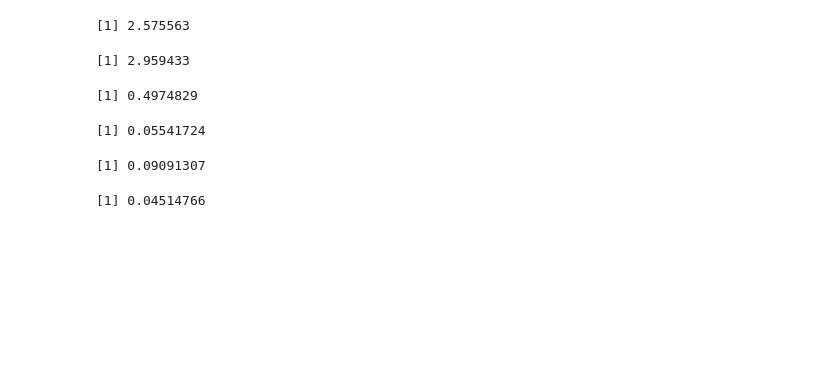
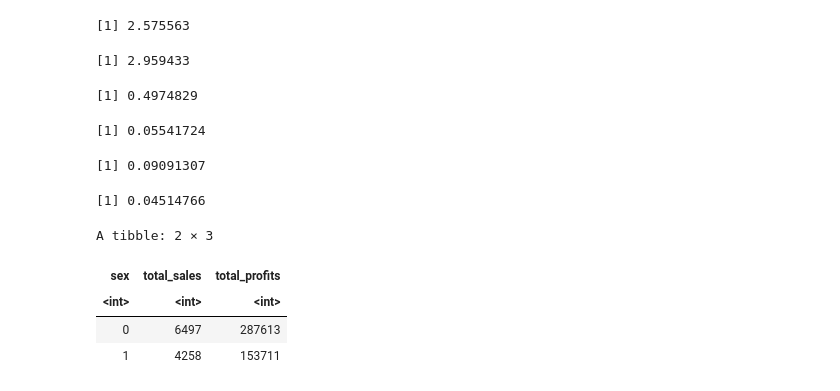
Before and after one commit to proflamyt/melo-dataset, a Jupyter notebook: olamide.ipynb, the cells around one changed output. Drawn from its saved outputs; the diff is of its cells as text; code cells hidden in the pictures; blank space fills up the shorter version.

```diff
--- a/olamide.ipynb
+++ b/olamide.ipynb
@@ -438,3 +473,17 @@ rsq(df$time, df$age)
 rsq(df$thickness, df$age)
 # %% [output]
 [1] 0.04514766
+# %%
+df_grp_region = df %>% group_by(sex)  %>%
+                    summarise(total_sales = sum(age),
+                              total_profits = sum(time),
+                              .groups = 'drop')
+
+
+View(df_grp_region)
+# %% [output]
+A tibble: 2 × 3
+| sex | total_sales | total_profits |
+| <int> | <int> | <int> |
+| 0 | 6497 | 287613 |
+| 1 | 4258 | 153711 |
```
Also changed, not shown: parts of 8 cells of this notebook.
